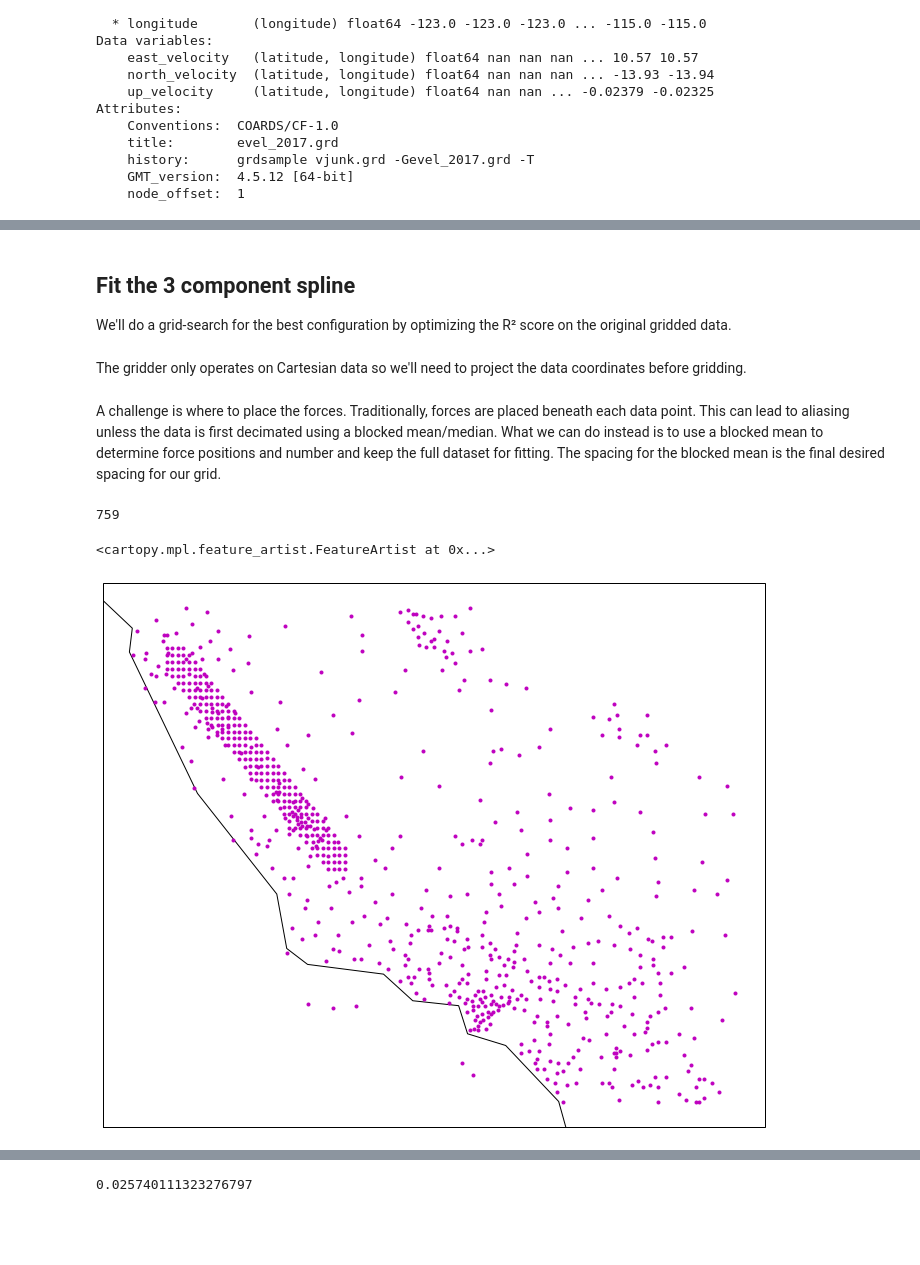
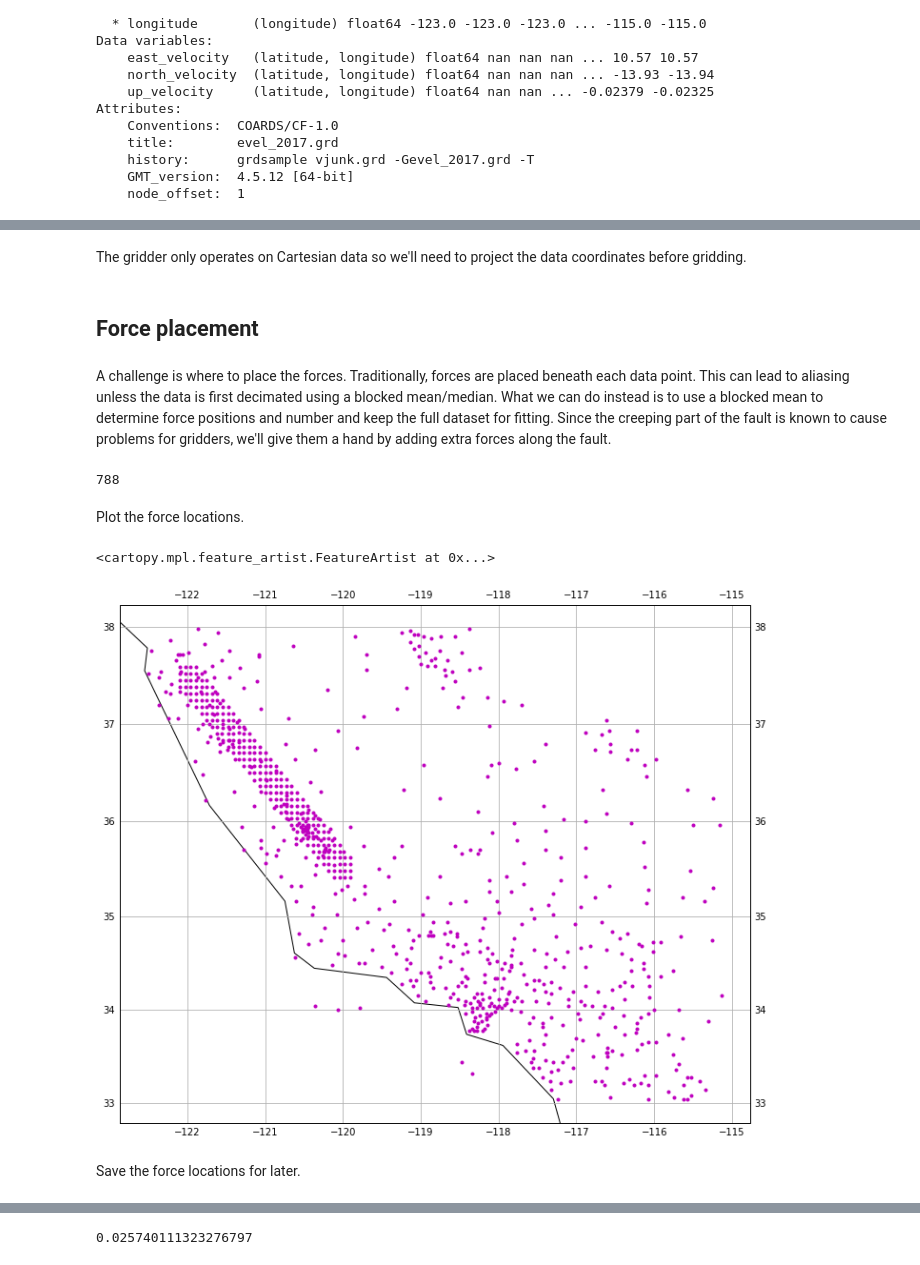
Before and after one commit to leouieda/agu2018, a Jupyter notebook: code/notebooks/synthetic.ipynb, the cells around one changed output, grey strips where cells are left out. Saved outputs shown, nothing was run; the diff lists cells and outputs as text; code cells hidden in the pictures; blank space fills up the shorter version.

Commit message:
Cleanup and save outputs of synthetic and pbo notebooks

```diff
--- a/code/notebooks/synthetic.ipynb
+++ b/code/notebooks/synthetic.ipynb
@@ -51,0 +46,3 @@ Extract some useful values from the grid, like grid spacing, region, and coordin
+# %%
+data = pd.read_csv("../../data/synthetic-san-andreas-2017-samples.csv")
+data.describe()
@@ -52,5 +61,5 @@ Extract some useful values from the grid, like grid spacing, region, and coordin
 # %%
 region = vd.get_region((grid.longitude.values, grid.latitude.values))
-spacing = 0.02
-print(region)
+spacing = np.mean(grid.longitude[1:].values - grid.longitude[:-1].values)
+print(region, spacing)
 # %% [output]
@@ -121,9 +137,0 @@ Extract sample from the grid.
-# %%
-data = sample_from_grid(
-    grid,
-    coordinates=dict(longitude=pbo_coords[0], latitude=pbo_coords[1])
-)
-data = data.dropna()
-print(data.shape)
-ndata = data.shape[0]
-data.head()
@@ -143,7 +142,3 @@ Text(0.5, 1.0, 'Synthetic samples')
-# %% [markdown]
-## Fit the 3 component spline
-
-We'll do a grid-search for the best configuration by optimizing the R² score on the original gridded data.
 # %% [markdown]
 The gridder only operates on Cartesian data so we'll need to project the data coordinates before gridding.
 # %%
@@ -153,4 +148,6 @@ components = (data.east_velocity, data.north_velocity, data.up_velocity)
 projection = pyproj.Proj(proj="aea", lon_0=data.longitude.mean())
 proj_coords = projection(*coordinates)
+# %% [markdown]
+## Force placement
 # %% [markdown]
-A challenge is where to place the forces. Traditionally, forces are placed beneath each data point. This can lead to aliasing unless the data is first decimated using a blocked mean/median. What we can do instead is to use a blocked mean to determine force positions and number and keep the full dataset for fitting. The spacing for the blocked mean is the final desired spacing for our grid.
+A challenge is where to place the forces. Traditionally, forces are placed beneath each data point. This can lead to aliasing unless the data is first decimated using a blocked mean/median. What we can do instead is to use a blocked mean to determine force positions and number and keep the full dataset for fitting. Since the creeping part of the fault is known to cause problems for gridders, we'll give them a hand by adding extra forces along the fault.
@@ -160,20 +154,26 @@ def cat_forces(forces):
 # %%
-blockmean = vd.BlockReduce(reduction=np.mean, spacing=2*spacing*111e3)
+blockmean = vd.BlockReduce(reduction=np.mean, spacing=spacing*111e3)
 fault = vd.profile_coordinates((-120, 35.5), (-122, 37.5), size=100)[0]
 fault_grid = vd.grid_coordinates([-122.5, -119.5, 35, 38], shape=(45, 45))
 fault_mask = vd.distance_mask(fault, maxdist=0.15, coordinates=fault_grid)
 fault_grid = projection(*[coord[fault_mask] for coord in fault_grid])
 force_coords = blockmean.filter(
-    cat_forces([proj_coords, fault_grid]), np.ones(ndata + fault_grid[0].size)
+    tuple(np.concatenate([f[i].ravel() for f in [proj_coords, fault_grid]]) for i in range(2)),
+    np.ones(ndata + fault_grid[0].size)
 )[0]
 print(force_coords[0].size)
 # %% [output]
-759
+788
+# %% [markdown]
+Plot the force locations.
 # %%
 plt.figure(figsize=(16, 10))
 ax = plt.subplot(111, projection=ccrs.Mercator())
 plt.plot(*projection(*force_coords, inverse=True), "m.", transform=ccrs.PlateCarree())
+ax.gridlines(draw_labels=True)
 ax.coastlines()
 # %% [output]
 <cartopy.mpl.feature_artist.FeatureArtist at 0x...>
-[figure, old version]
+[figure, new version]
+# %% [markdown]
+Save the force locations for later.
```
Also changed, not shown: parts of 55 cells of this notebook, 1 other file.
